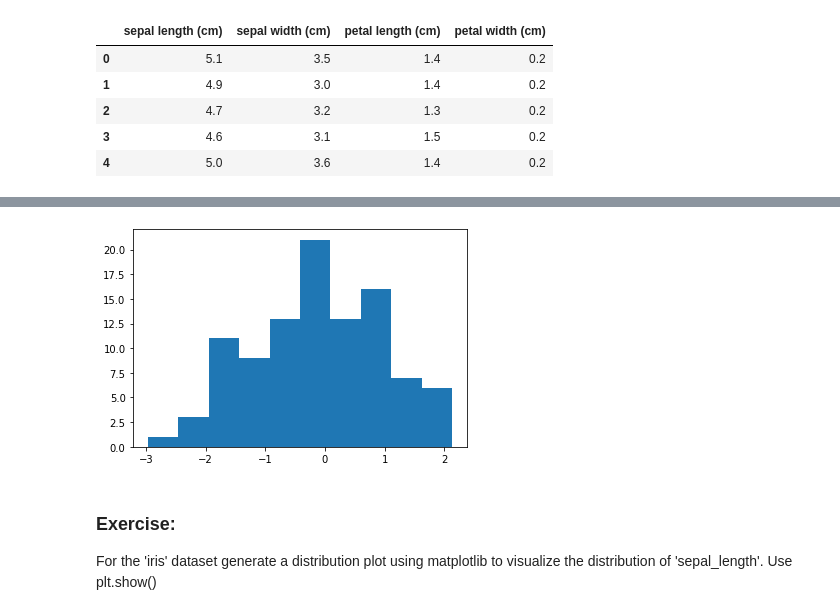
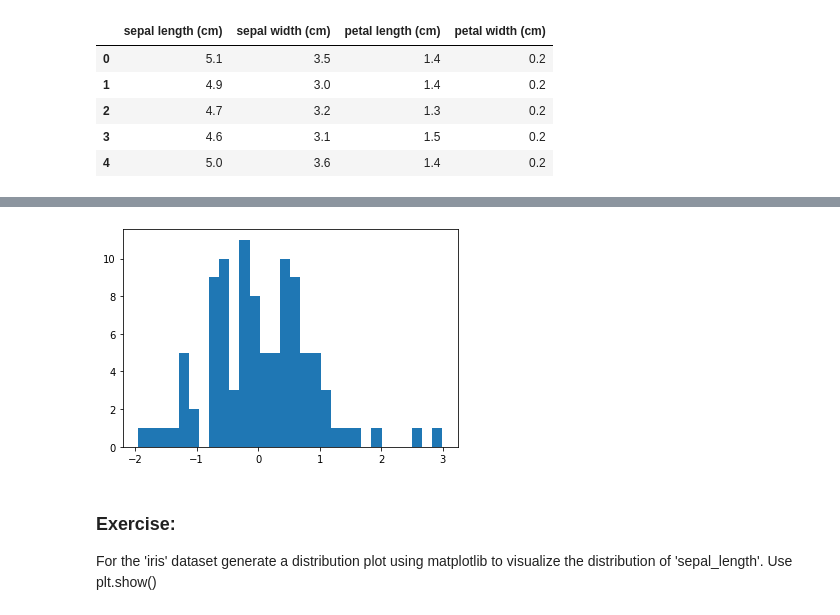
Before and after one commit to colaberry/DSin100days, a Jupyter notebook: micro_courses/Intro to Data Visualization/Introduction_to_Matplotlib & Seaborn.ipynb, the cells around one changed output, grey strips where cells are left out. Saved outputs shown, nothing was run; the diff lists cells and outputs as text; code cells hidden in the pictures.

```diff
--- a/micro_courses/Intro to Data Visualization/Introduction_to_Matplotlib & Seaborn.ipynb
+++ b/micro_courses/Intro to Data Visualization/Introduction_to_Matplotlib & Seaborn.ipynb
@@ -80,9 +90,9 @@ iris.head()
 # %%
 x = np.random.normal(size=100)
-plt.hist(x)
+plt.hist(x, bins=30)
 plt.show()
 # %% [output]
-[figure, old version]
+[figure, new version]
 # %% [markdown]
 ### Exercise:
 
```
Also changed, not shown: parts of 10 cells of this notebook.
